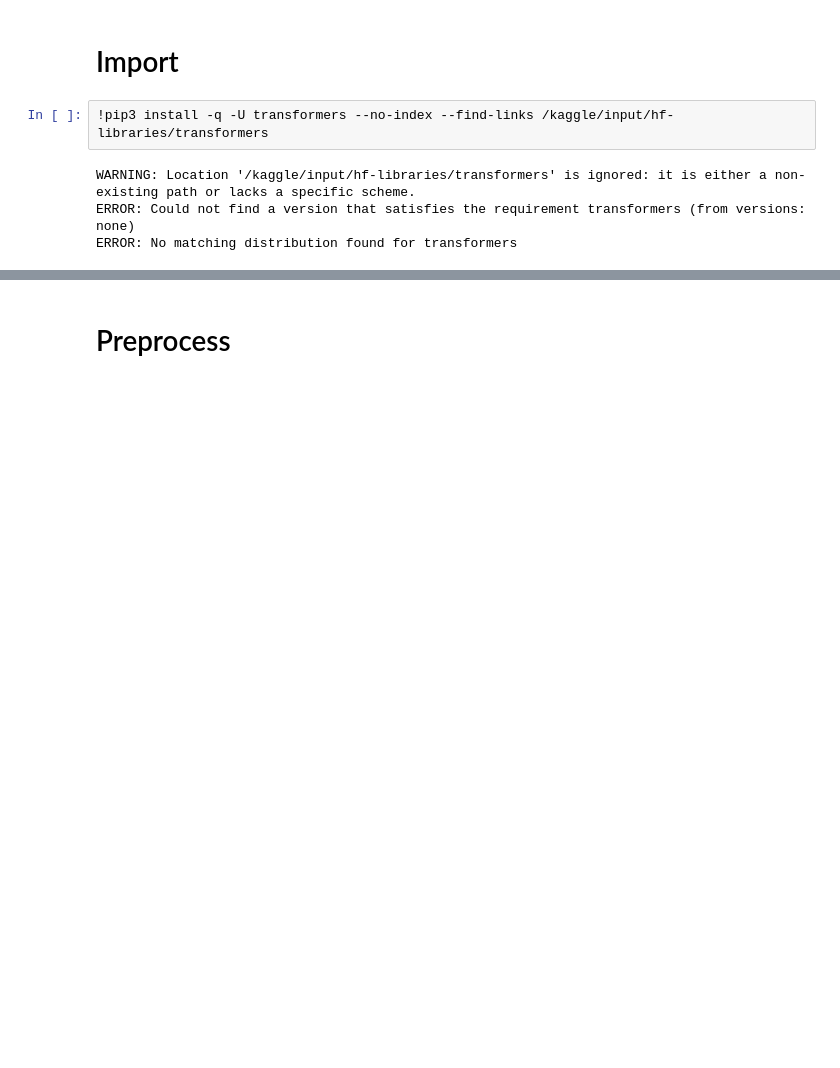
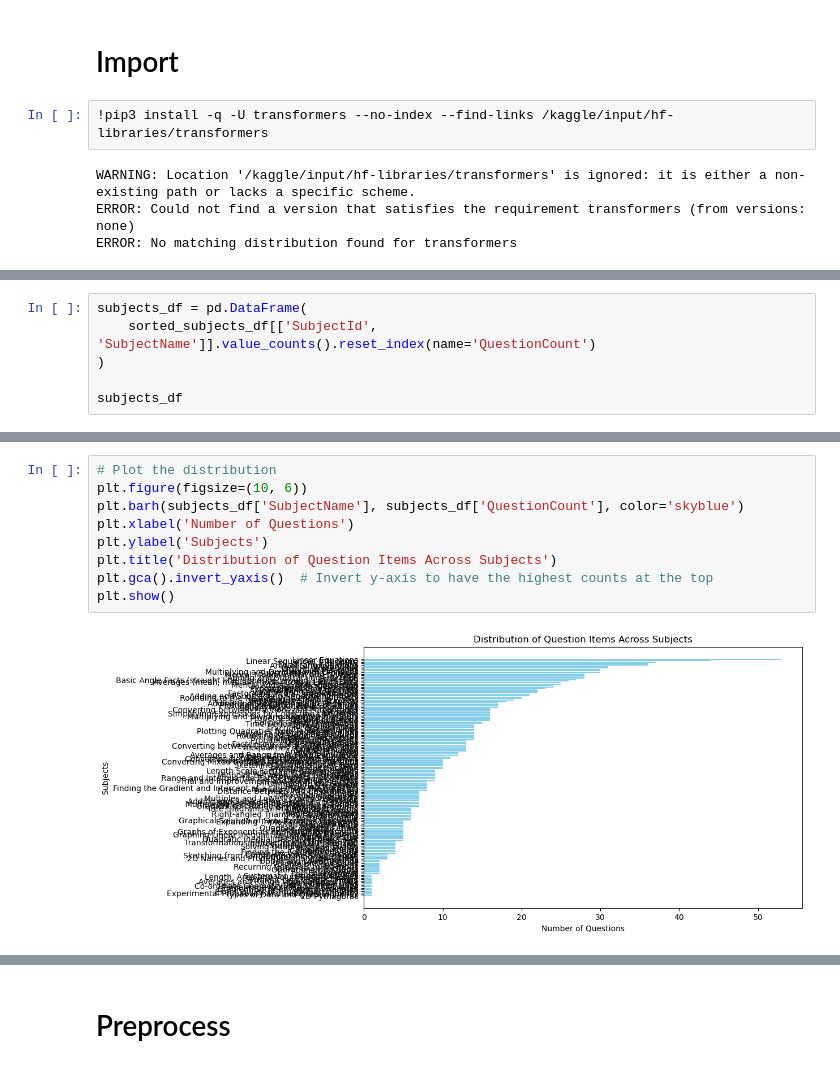
Before and after one commit to itancio/misconception-in-math, a Jupyter notebook: model.ipynb, the cells around one changed output, grey strips where cells are left out. Cells and saved outputs as stored; diff of their text form; blank space fills up the shorter version.

```diff
--- a/model.ipynb
+++ b/model.ipynb
@@ -122,0 +205,6 @@ train_df.head(5)
+# %%
+subjects_df = pd.DataFrame(
+    sorted_subjects_df[['SubjectId', 'SubjectName']].value_counts().reset_index(name='QuestionCount')
+)
+
+subjects_df
@@ -123 +225,12 @@ train_df.head(5)
+# %%
+# Plot the distribution
+plt.figure(figsize=(10, 6))
+plt.barh(subjects_df['SubjectName'], subjects_df['QuestionCount'], color='skyblue')
+plt.xlabel('Number of Questions')
+plt.ylabel('Subjects')
+plt.title('Distribution of Question Items Across Subjects')
+plt.gca().invert_yaxis()  # Invert y-axis to have the highest counts at the top
+plt.show()
+# %% [output]
+[figure, added]
 # %%
```
Also changed, not shown: parts of 16 cells of this notebook.
